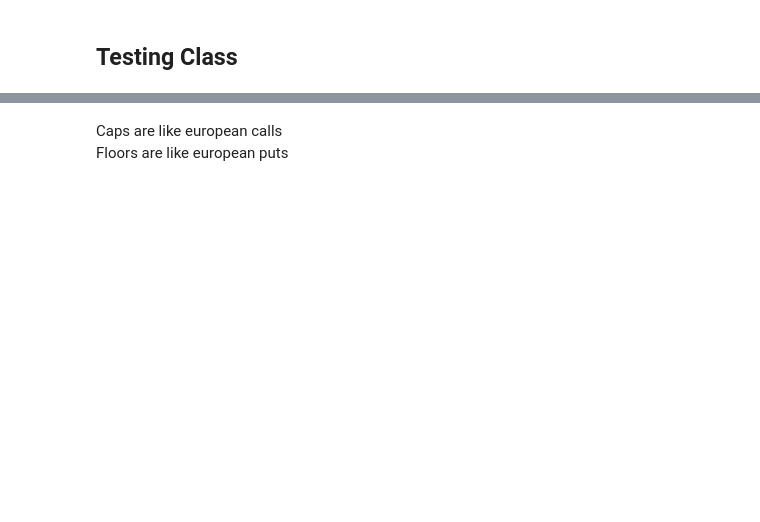
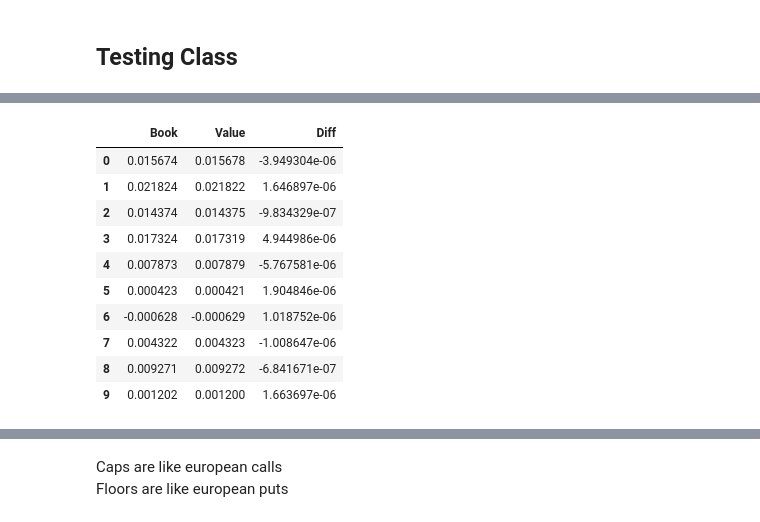
Before and after one commit to julesleclair/BinomialTree, a Jupyter notebook: Work in progress/Short_Interest_rate.ipynb, the cells around one changed output, grey strips where cells are left out. Drawn from its saved outputs; the diff is of its cells as text; code cells hidden in the pictures; blank space fills up the shorter version.

```diff
--- a/Work in progress/Short_Interest_rate.ipynb
+++ b/Work in progress/Short_Interest_rate.ipynb
@@ -371,0 +369,20 @@ hl2.rates_tree
+# %%
+# Table 10.11 Zero Coupon Bond Prices on January 8, 2002,
+# Source The Wall Street Journal
+# Taken from Fixed Income Securities - Pietro Veronesi || p.370
+
+
+maturity = np.arange(0.5,6.0,0.5)
+
+price = [99.1338, 97.8925, 96.1462,
+         94.1011, 91.7136, 89.2258,
+         86.8142, 84.5016, 82.1848,
+         79.7718, 77.4339]
+
+yield_ = [1.74, 2.13, 2.62, 3.04,
+          3.46,3.8,4.04,4.21,4.36,
+          4.52,4.65]
+sigma_hl = 0.0173
+sigma_bdt = 0.2142
+df = pd.DataFrame([maturity, price, yield_]).T
+df.columns = ["Maturity", "Price", "Yield"]
@@ -372,3 +391,9 @@ hl2.rates_tree
+# %%
+# Theta from book
+theta_hl = [0.015674,0.021824,0.014374,0.017324,0.007873,0.000423,-0.000628,0.004322,0.009271,0.001202]
+theta_bdt = [0.7182,  0.6916, 0.3348, 0.3379, 0.1182, -0.023, -0.0438, 0.0455, 0.1281, -0.0126]
 # %%
-t = Tree(price, 5.5, 0.0173)
-pd.DataFrame(t.fit_theta())
+# Fit Ho - Lee
+hl=HoLee(price, 5.5, 0.0173)
+
+hl.fit_theta()
@@ -441,0 +405,18 @@ pd.DataFrame(Tree(5,10).bdt(0.0174,0.2142,theta1))
+# %%
+# Ho-Lee
+temp = pd.DataFrame([theta_hl, hl.thetas]).T
+temp["diff"]= temp.iloc[:,0] - temp.iloc[:,1]
+temp.columns = ["Book", "Value", "Diff"]
+temp
+# %% [output]
+|  | Book | Value | Diff |
+| 0 | 0.015674 | 0.015678 | -3.949304e-06 |
+| 1 | 0.021824 | 0.021822 | 1.646897e-06 |
+| 2 | 0.014374 | 0.014375 | -9.834329e-07 |
+| 3 | 0.017324 | 0.017319 | 4.944986e-06 |
+| 4 | 0.007873 | 0.007879 | -5.767581e-06 |
+| 5 | 0.000423 | 0.000421 | 1.904846e-06 |
+| 6 | -0.000628 | -0.000629 | 1.018752e-06 |
+| 7 | 0.004322 | 0.004323 | -1.008647e-06 |
+| 8 | 0.009271 | 0.009272 | -6.841671e-07 |
+| 9 | 0.001202 | 0.001200 | 1.663697e-06 |
```
Also changed, not shown: parts of 44 cells of this notebook, 1 other file.
